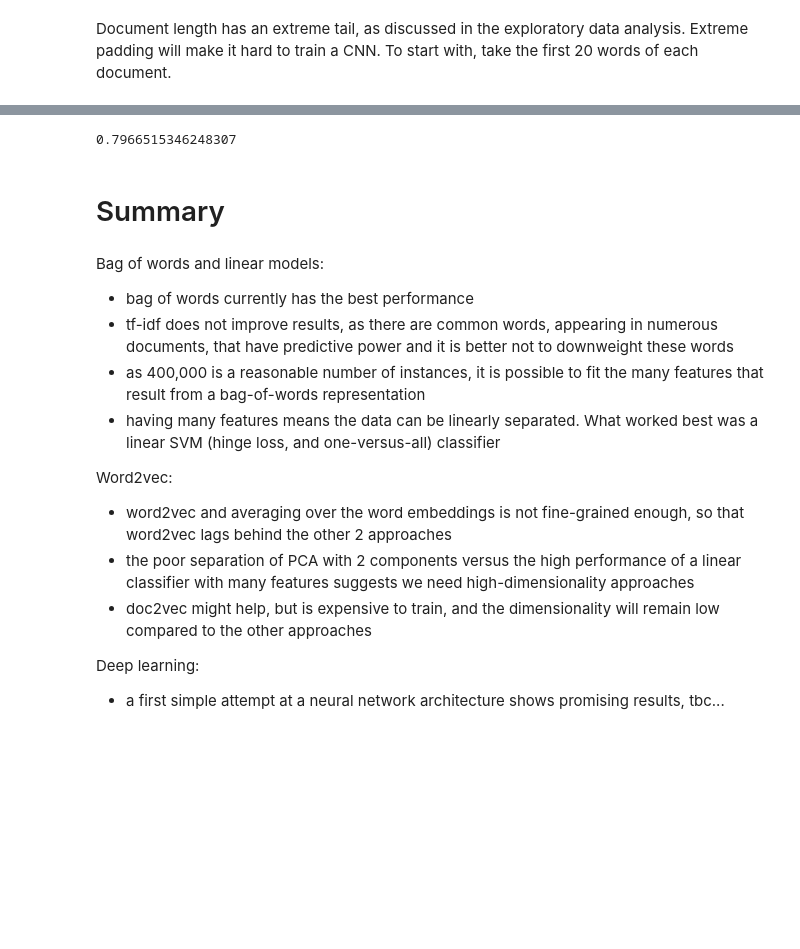
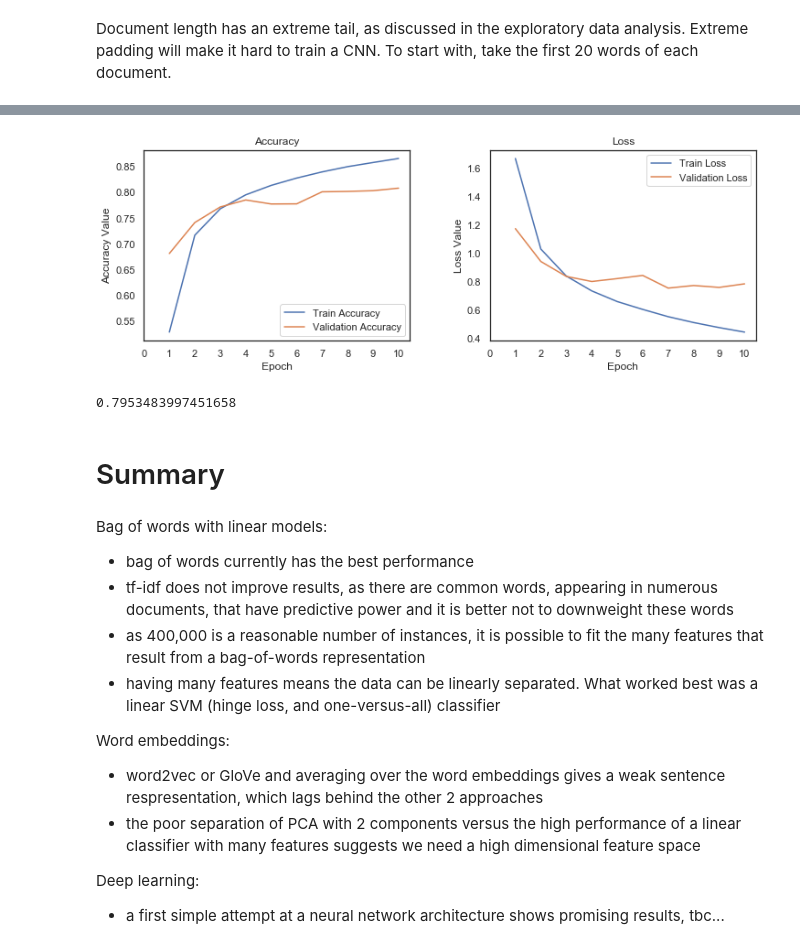
Before and after one commit to sunnycw1/congress, a Jupyter notebook: eda-model-prototypes.ipynb, the cells around one changed output, grey strips where cells are left out. Cells and saved outputs as stored; diff of their text form; code cells hidden in the pictures; blank space fills up the shorter version.

```diff
--- a/eda-model-prototypes.ipynb
+++ b/eda-model-prototypes.ipynb
@@ -763,13 +778,10 @@ labels_index
 # %%
-indices = np.arange(cnn_data.shape[0])
-np.random.shuffle(indices)
-cnn_data = cnn_data[indices]
-labels = labels[indices]
-num_validation_samples = int(VALIDATION_SPLIT * cnn_data.shape[0])
+EMBEDDING_DIM = 300
+embedding_choice = glove
 
 # rows of embedding_weights are vector embedding for each of the words in word_index
 embedding_weights = np.zeros((len(word_index)+1, EMBEDDING_DIM))
 for word,index in word_index.items():
-    embedding_weights[index,:] = word2vec[word] if word in word2vec else np.random.rand(EMBEDDING_DIM)
+    embedding_weights[index,:] = embedding_choice[word] if word in embedding_choice else np.random.rand(EMBEDDING_DIM)
 print(embedding_weights.shape)
 # %% [output]
@@ -793,14 +802,11 @@ Tensor("input_2:0", shape=(?, 10), dtype=int32)
 # %%
 embedded_sequences = embedding_layer(sequence_input)
 x = Conv1D(128, 2, activation='relu')(embedded_sequences)
-# x = MaxPooling1D(5)(x)
 x = Conv1D(128, 2, activation='relu')(x)
-# x = MaxPooling1D(5)(x)
 x = Conv1D(128, 2, activation='relu')(x)
-# x = MaxPooling1D(5)(x)  # global max pooling
 x = Flatten()(x)
 x = Dense(128, activation='relu')(x)
-preds = Dense(labels_index, activation='softmax')(x)
+preds = Dense(20, activation='softmax')(x)
 # %%
 model = Model(sequence_input, preds)
 model.compile(loss='categorical_crossentropy',
@@ -834,4 +835,7 @@ ynn_val = labels[-num_validation_samples:]
 # %%
 %%time
-model.fit(xnn_train, ynn_train, validation_data=(xnn_val, ynn_val), epochs=4, batch_size=128)
+history = model.fit(train,
+                    y_train_cat,
+                    validation_data=(val, y_val_cat),
+                    epochs=10, batch_size=128)
 # %% [output]
@@ -852,21 +859,47 @@ ynn_val_predict = ynn_val_prob.argmax(axis=-1)
-# %%
-f1_score(ynn_val_predict, ynn_val.argmax(axis=-1), average='macro')
-# %% [output]
-0.7966515346248307
+# %%
+def plot_learning_curve(history):
+    f, (ax1, ax2) = plt.subplots(1, 2, figsize=(12, 4))
+    f.subplots_adjust(top=0.85, wspace=0.3)
+
+    epochs = len(history.epoch)
+    epoch_list = list(range(1,epochs+1))
+    ax1.plot(epoch_list, history.history['acc'], label='Train Accuracy')
+    ax1.plot(epoch_list, history.history['val_acc'], label='Validation Accuracy')
+    ax1.set_xticks(np.arange(0, epochs+1))
+    ax1.set_ylabel('Accuracy Value')
+    ax1.set_xlabel('Epoch')
+    ax1.set_title('Accuracy')
+    l1 = ax1.legend(loc="best")
+
+    ax2.plot(epoch_list, history.history['loss'], label='Train Loss')
+    ax2.plot(epoch_list, history.history['val_loss'], label='Validation Loss')
+    ax2.set_xticks(np.arange(0, epochs+1))
+    ax2.set_ylabel('Loss Value')
+    ax2.set_xlabel('Epoch')
+    ax2.set_title('Loss')
+    l2 = ax2.legend(loc="best")
+# %%
+plot_learning_curve(history)
+# %% [output]
+[figure, added]
+# %%
+y_val_prob = model.predict(val)
+y_val_predict = y_val_prob.argmax(axis=-1)
+f1_score(y_val_predict, y_val_cat.argmax(axis=-1), average='macro')
+# %% [output]
+0.7953483997451658
 # %% [markdown]
 # Summary
 # %% [markdown]
-Bag of words and linear models:
+Bag of words with linear models:
 - bag of words currently has the best performance
 - tf-idf does not improve results, as there are common words, appearing in numerous documents, that have predictive power and it is better not to downweight these words
 - as 400,000 is a reasonable number of instances, it is possible to fit the many features that result from a bag-of-words representation
 - having many features means the data can be linearly separated. What worked best was a linear SVM (hinge loss, and one-versus-all) classifier
 
-Word2vec:
-- word2vec and averaging over the word embeddings is not fine-grained enough, so that word2vec lags behind the other 2 approaches
-- the poor separation of PCA with 2 components versus the high performance of a linear classifier with many features suggests we need high-dimensionality approaches
-- doc2vec might help, but is expensive to train, and the dimensionality will remain low compared to the other approaches
-
+Word embeddings:
+- word2vec or GloVe and averaging over the word embeddings gives a weak sentence respresentation, which lags behind the other 2 approaches
+- the poor separation of PCA with 2 components versus the high performance of a linear classifier with many features suggests we need a high dimensional feature space
 
 Deep learning:
 - a first simple attempt at a neural network architecture shows promising results, tbc...
```
Also changed, not shown: parts of 81 cells of this notebook, 5 other files.
